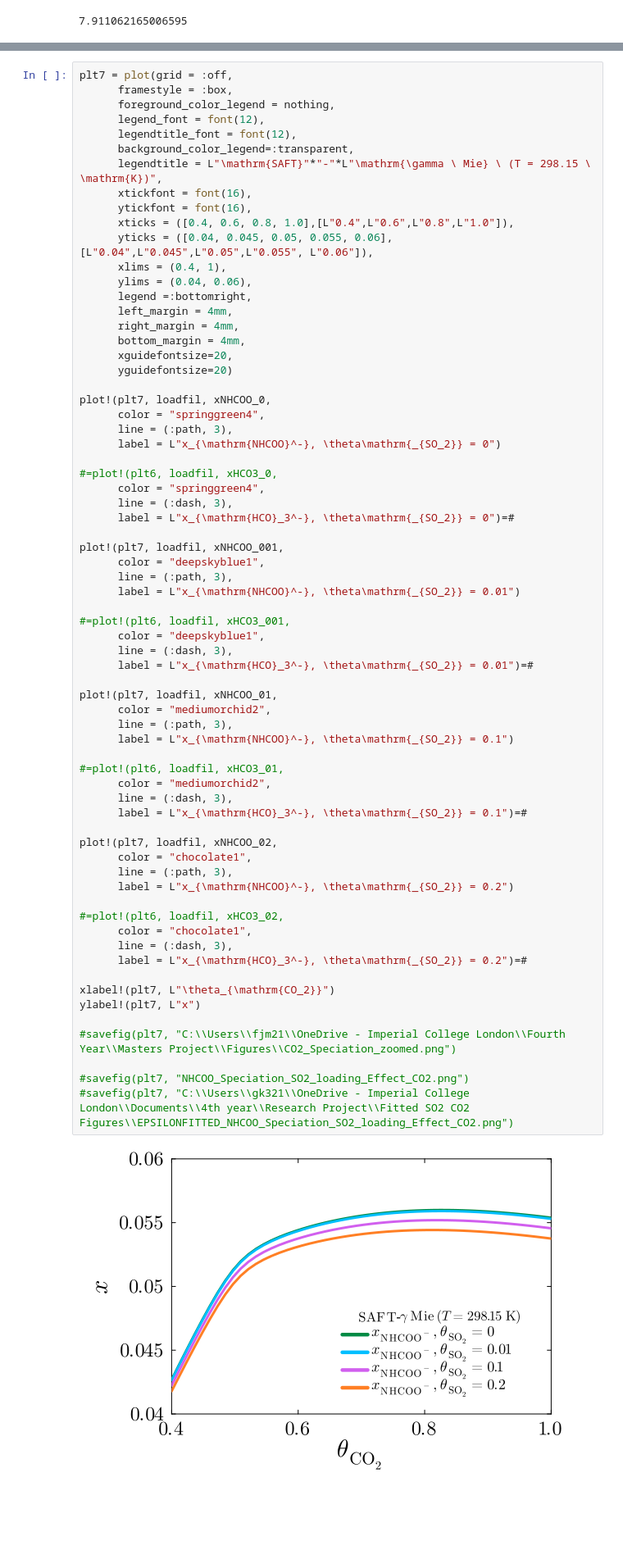
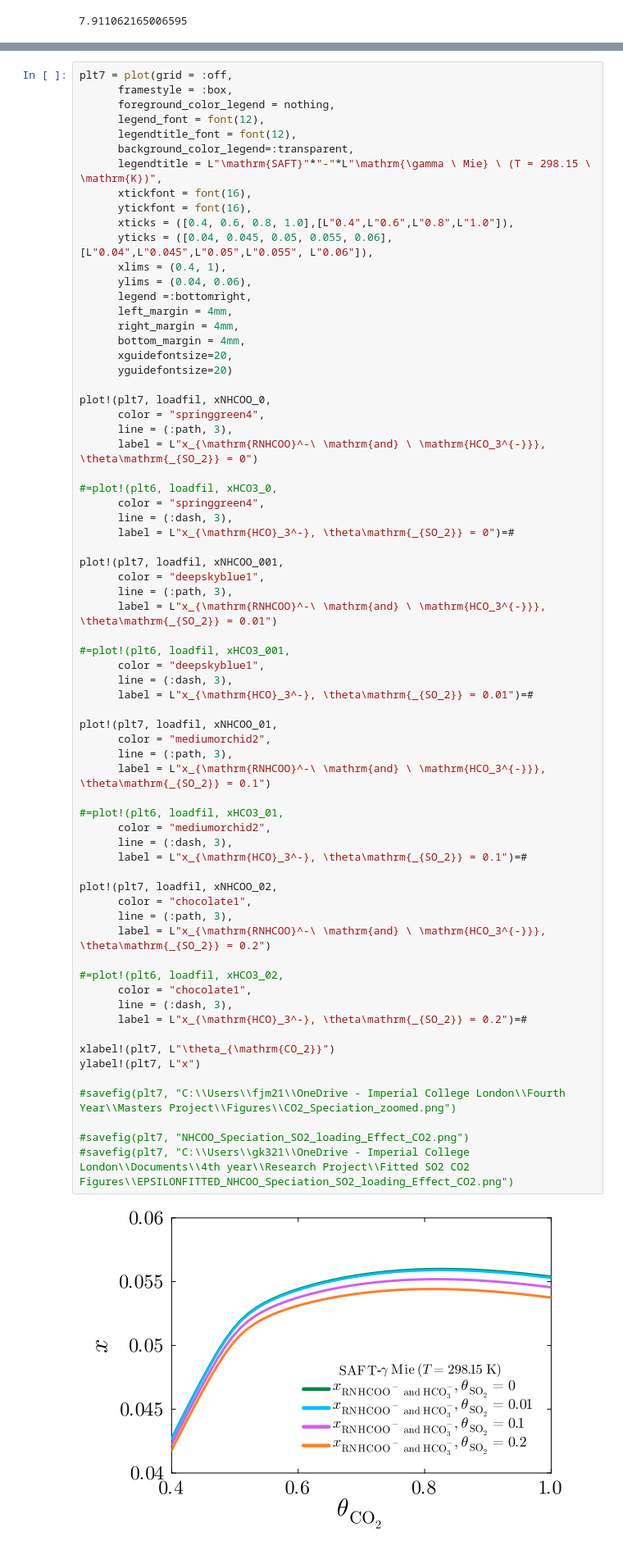
Before and after one commit to freddymartin03/Computational-Thermodynamics-4th-Year-project, a Jupyter notebook: Week 9/SO2_Effect_CO2_Loading_epsilon_Fitted.ipynb, the cells around one changed output, grey strips where cells are left out. Shown at 82% size. Saved outputs shown, nothing was run; the diff lists cells and outputs as text; blank space fills up the shorter version.

Commit message:
updated legend

```diff
--- a/Week 9/SO2_Effect_CO2_Loading_epsilon_Fitted.ipynb
+++ b/Week 9/SO2_Effect_CO2_Loading_epsilon_Fitted.ipynb
@@ -455,7 +456,7 @@ plt7 = plot(grid = :off,
 plot!(plt7, loadfil, xNHCOO_0,
       color = "springgreen4",
       line = (:path, 3),
-      label = L"x_{\mathrm{NHCOO}^-}, \theta\mathrm{_{SO_2}} = 0")
+      label = L"x_{\mathrm{RNHCOO}^-\ \mathrm{and} \ \mathrm{HCO_3^{-}}}, \theta\mathrm{_{SO_2}} = 0")
 
 #=plot!(plt6, loadfil, xHCO3_0,
       color = "springgreen4",
@@ -465,42 +466,42 @@ plot!(plt7, loadfil, xNHCOO_0,
 plot!(plt7, loadfil, xNHCOO_001,
       color = "deepskyblue1",
       line = (:path, 3),
-      label = L"x_{\mathrm{NHCOO}^-}, \theta\mathrm{_{SO_2}} = 0.01")
+      label = L"x_{\mathrm{RNHCOO}^-\ \mathrm{and} \ \mathrm{HCO_3^{-}}}, \theta\mathrm{_{SO_2}} = 0.01")
 
 #=plot!(plt6, loadfil, xHCO3_001,
       color = "deepskyblue1",
       line = (:dash, 3),
       label = L"x_{\mathrm{HCO}_3^-}, \theta\mathrm{_{SO_2}} = 0.01")=#
 
 plot!(plt7, loadfil, xNHCOO_01,
       color = "mediumorchid2",
       line = (:path, 3),
-      label = L"x_{\mathrm{NHCOO}^-}, \theta\mathrm{_{SO_2}} = 0.1")
+      label = L"x_{\mathrm{RNHCOO}^-\ \mathrm{and} \ \mathrm{HCO_3^{-}}}, \theta\mathrm{_{SO_2}} = 0.1")
 
 #=plot!(plt6, loadfil, xHCO3_01,
       color = "mediumorchid2",
       line = (:dash, 3),
       label = L"x_{\mathrm{HCO}_3^-}, \theta\mathrm{_{SO_2}} = 0.1")=#
 
 plot!(plt7, loadfil, xNHCOO_02,
       color = "chocolate1",
       line = (:path, 3),
-      label = L"x_{\mathrm{NHCOO}^-}, \theta\mathrm{_{SO_2}} = 0.2")
+      label = L"x_{\mathrm{RNHCOO}^-\ \mathrm{and} \ \mathrm{HCO_3^{-}}}, \theta\mathrm{_{SO_2}} = 0.2")
 
 #=plot!(plt6, loadfil, xHCO3_02,
       color = "chocolate1",
       line = (:dash, 3),
       label = L"x_{\mathrm{HCO}_3^-}, \theta\mathrm{_{SO_2}} = 0.2")=#
 
 xlabel!(plt7, L"\theta_{\mathrm{CO_2}}")
 ylabel!(plt7, L"x")
 
 #savefig(plt7, "C:\\Users\\fjm21\\OneDrive - Imperial College London\\Fourth Year\\Masters Project\\Figures\\CO2_Speciation_zoomed.png")
 
 #savefig(plt7, "NHCOO_Speciation_SO2_loading_Effect_CO2.png")
 #savefig(plt7, "C:\\Users\\gk321\\OneDrive - Imperial College London\\Documents\\4th year\\Research Project\\Fitted SO2 CO2 Figures\\EPSILONFITTED_NHCOO_Speciation_SO2_loading_Effect_CO2.png")
 # %% [output]
-[figure, old version]
+[figure, new version]
 # %%
 (plt9 = plot(plt6, plt7,
     layout = (1, 2),
```
Also changed, not shown: parts of 2 cells of this notebook.
